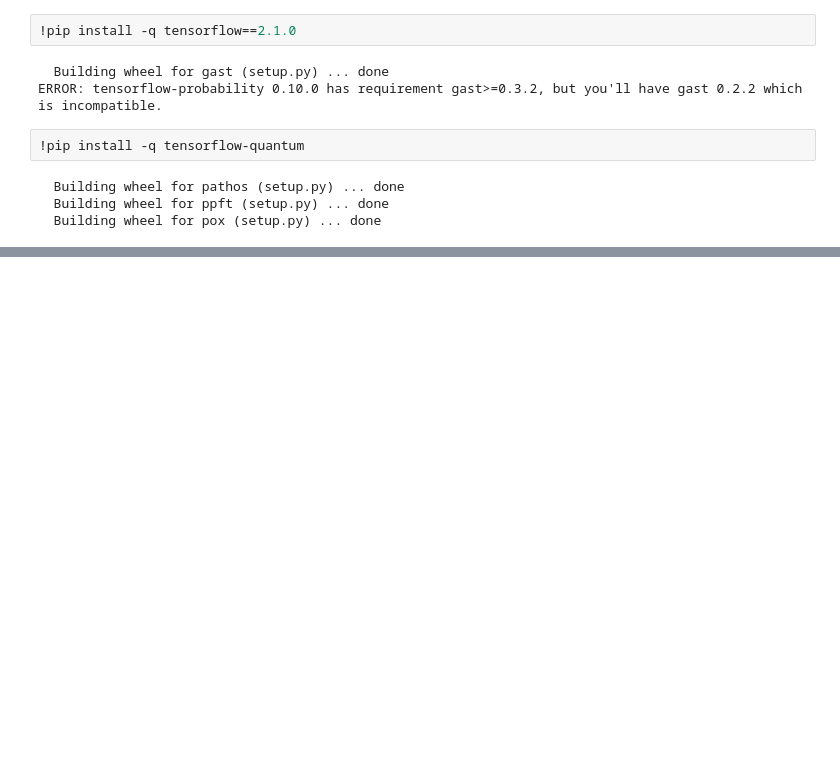
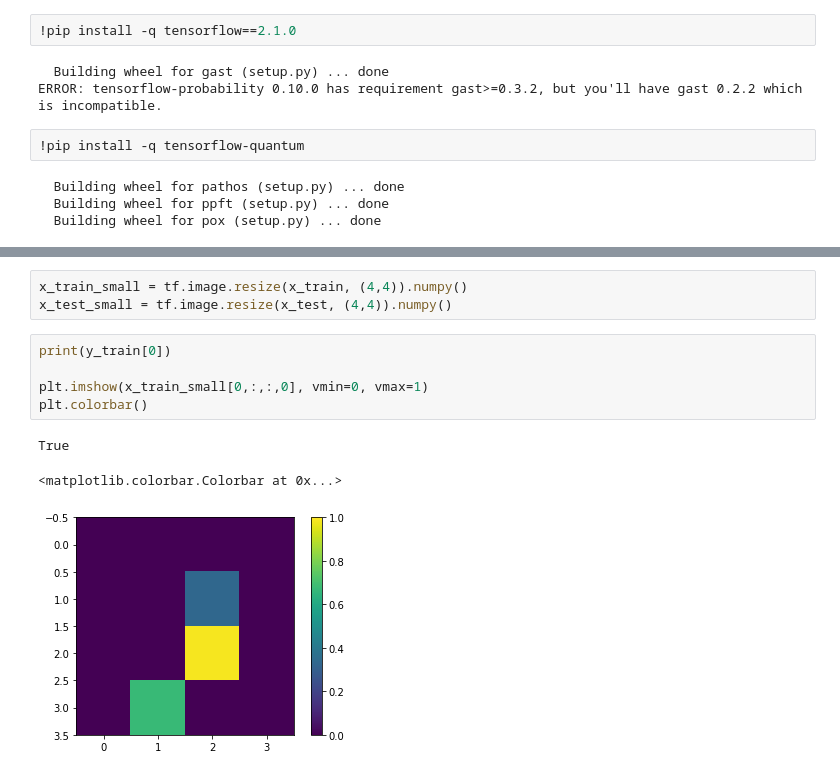
Before and after one commit to priyasi345/tensorflow_quantum_ml, a Jupyter notebook: qml3.ipynb, the cells around one changed output, grey strips where cells are left out. Cells and saved outputs as stored; diff of their text form; blank space fills up the shorter version.

```diff
--- a/qml3.ipynb
+++ b/qml3.ipynb
@@ -455,0 +71,12 @@ plt.show()
+# %%
+x_train_small = tf.image.resize(x_train, (4,4)).numpy()
+x_test_small = tf.image.resize(x_test, (4,4)).numpy()
+# %%
+print(y_train[0])
+
+plt.imshow(x_train_small[0,:,:,0], vmin=0, vmax=1)
+plt.colorbar()
+# %% [output]
+True
+<matplotlib.colorbar.Colorbar at 0x...>
+[figure, added]
```
Also changed, not shown: parts of 57 cells of this notebook.
